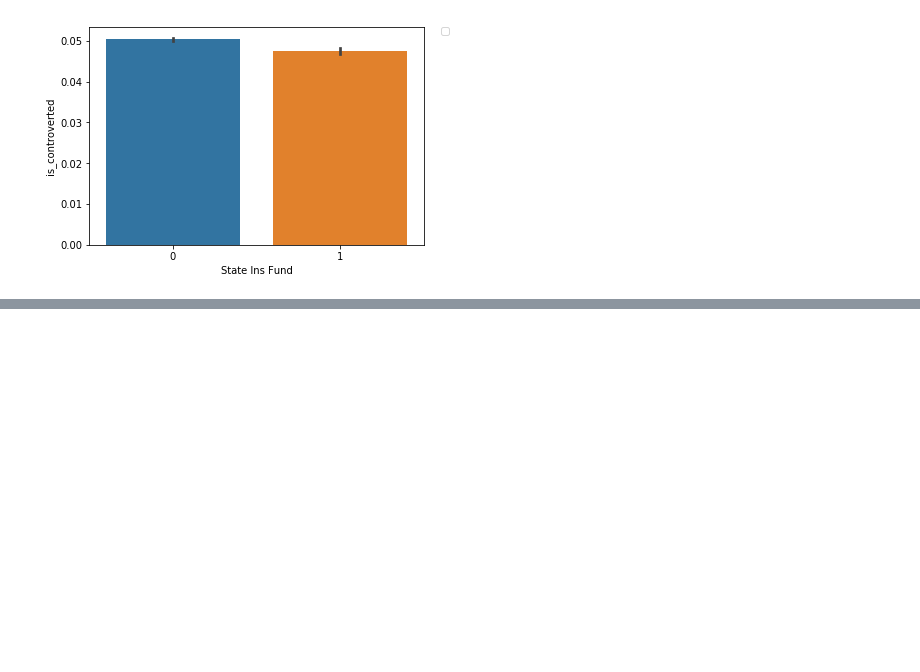
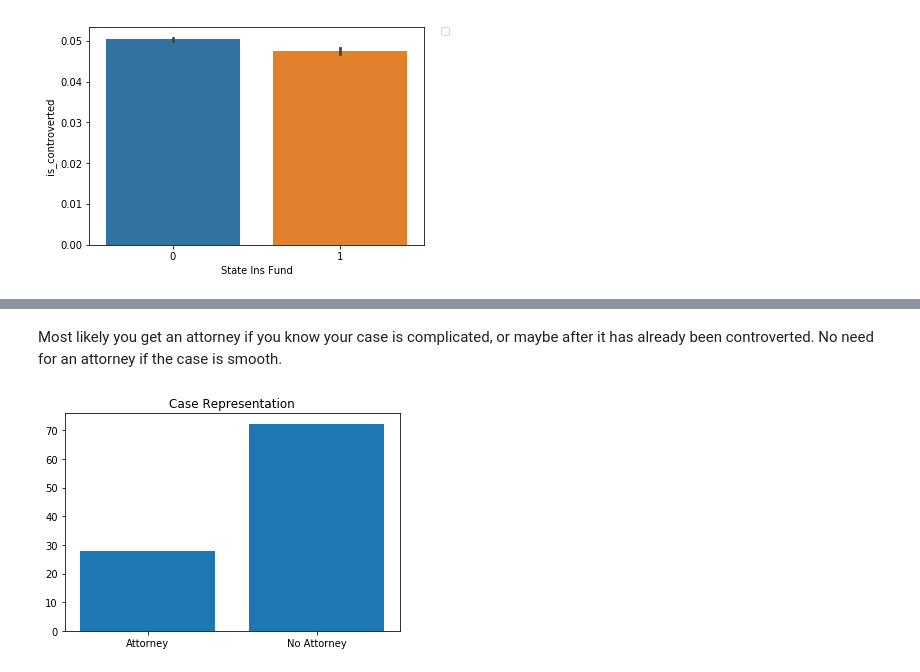
Before and after one commit to cbevis/U3_Capstone, a Jupyter notebook: NYS_Assembled_Workers2.ipynb, the cells around one changed output, grey strips where cells are left out. Cells and saved outputs as stored; diff of their text form; code cells hidden in the pictures; blank space fills up the shorter version.

```diff
--- a/NYS_Assembled_Workers2.ipynb
+++ b/NYS_Assembled_Workers2.ipynb
@@ -372,0 +393,11 @@ No handles with labels found to put in legend.
+# %% [markdown]
+Most likely you get an attorney if you know your case is complicated, or maybe after it has already been controverted. No need for an attorney if the case is smooth.
+# %%
+# Cases that are represented
+perc_attorney = df['Attorney/Representative'].sum() / len(df['Attorney/Representative']) * 100
+perc_none = 100 - perc_attorney
+plt.bar(['Attorney','No Attorney'], [perc_attorney, perc_none])
+plt.title('Case Representation')
+plt.show()
+# %% [output]
+[figure, added]
```
Also changed, not shown: parts of 5 cells of this notebook.
